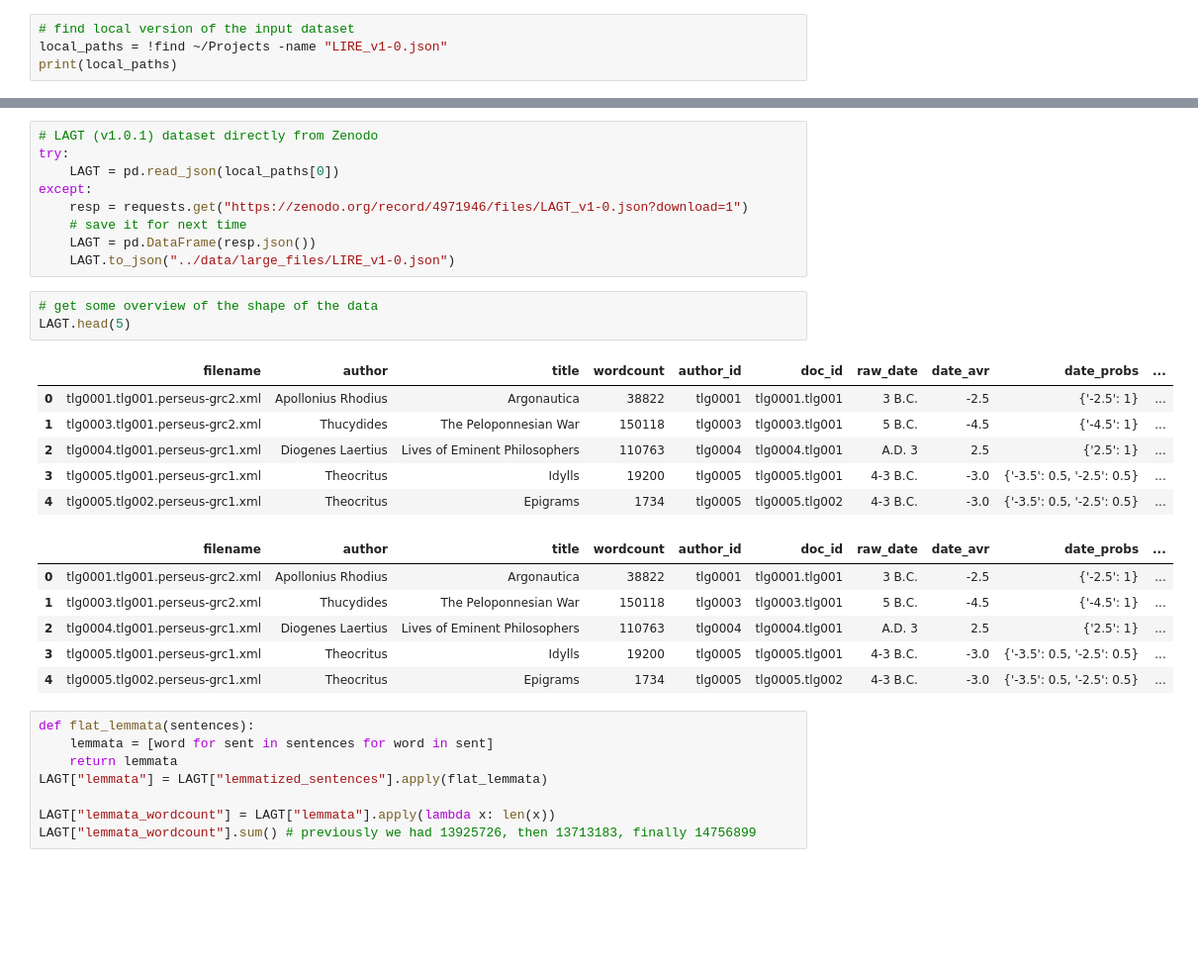
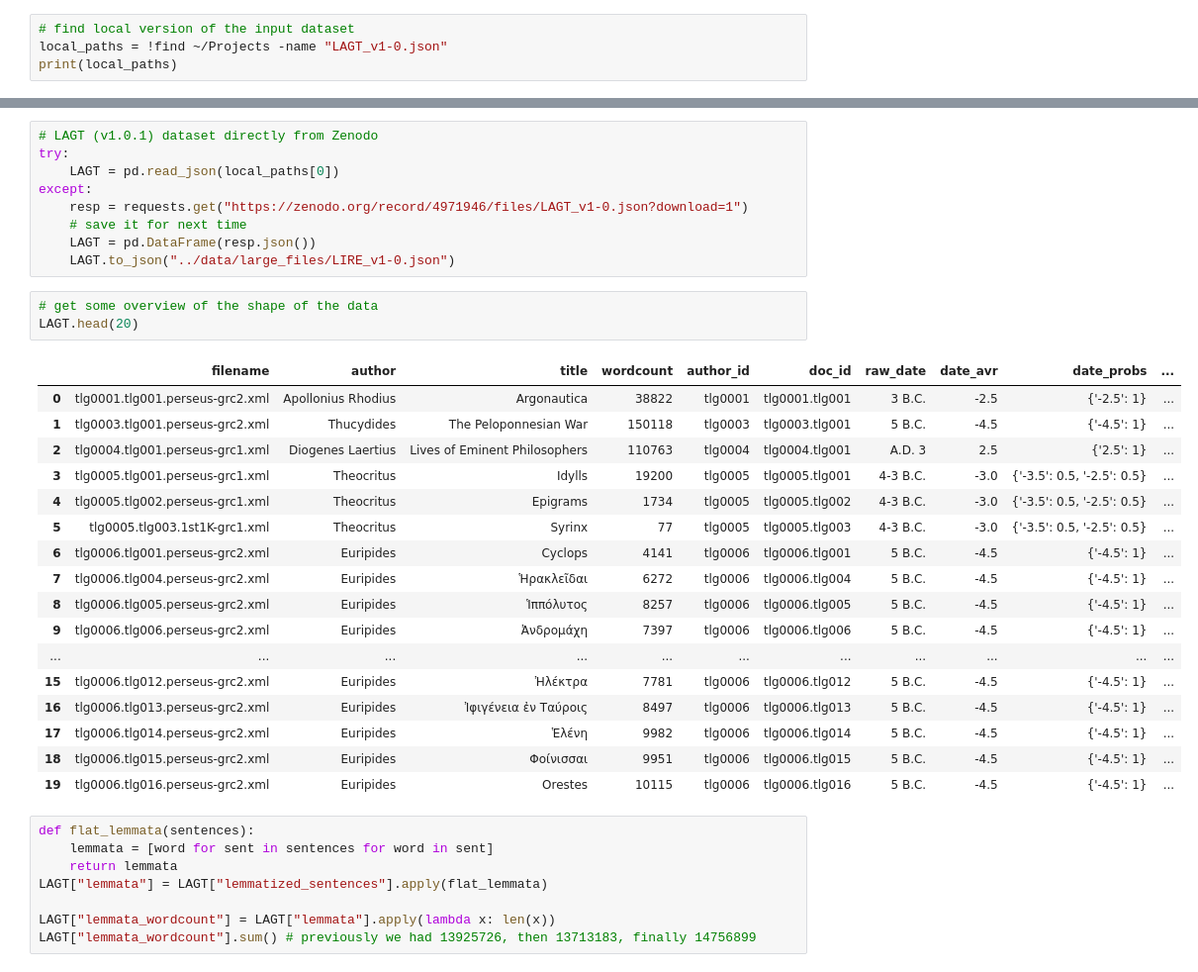
Before and after one commit to kasev/PIPA, a Jupyter notebook: scripts/1_EXTRACTING&PREPROCESSING-SUBCORPUS.ipynb, the cells around one changed output, grey strips where cells are left out. Shown at 99% size. Saved outputs shown, nothing was run; the diff lists cells and outputs as text; blank space fills up the shorter version.

```diff
--- a/scripts/1_EXTRACTING&PREPROCESSING-SUBCORPUS.ipynb
+++ b/scripts/1_EXTRACTING&PREPROCESSING-SUBCORPUS.ipynb
@@ -22,6 +22,6 @@ endpoint variable has been configured to: https://sciencedata.dk/files/
 # Load the main dataset of ancient Greek texts
 # %%
 # find local version of the input dataset
-local_paths = !find ~/Projects -name "LIRE_v1-0.json"
+local_paths = !find ~/Projects -name "LAGT_v1-0.json"
 print(local_paths)
 # %% [output]
@@ -37,20 +37,25 @@ except:
     LAGT.to_json("../data/large_files/LIRE_v1-0.json")
 # %%
 # get some overview of the shape of the data
-LAGT.head(5)
+LAGT.head(20)
 # %% [output]
 |  | filename | author | title | wordcount | author_id | doc_id | raw_date | date_avr | date_probs | ... |
 | 0 | tlg0001.tlg001.perseus-grc2.xml | Apollonius Rhodius | Argonautica | 38822 | tlg0001 | tlg0001.tlg001 | 3 B.C. | -2.5 | {'-2.5': 1} | ... |
 | 1 | tlg0003.tlg001.perseus-grc2.xml | Thucydides | The Peloponnesian War | 150118 | tlg0003 | tlg0003.tlg001 | 5 B.C. | -4.5 | {'-4.5': 1} | ... |
 | 2 | tlg0004.tlg001.perseus-grc1.xml | Diogenes Laertius | Lives of Eminent Philosophers | 110763 | tlg0004 | tlg0004.tlg001 | A.D. 3 | 2.5 | {'2.5': 1} | ... |
 | 3 | tlg0005.tlg001.perseus-grc1.xml | Theocritus | Idylls | 19200 | tlg0005 | tlg0005.tlg001 | 4-3 B.C. | -3.0 | {'-3.5': 0.5, '-2.5': 0.5} | ... |
 | 4 | tlg0005.tlg002.perseus-grc1.xml | Theocritus | Epigrams | 1734 | tlg0005 | tlg0005.tlg002 | 4-3 B.C. | -3.0 | {'-3.5': 0.5, '-2.5': 0.5} | ... |
+| 5 | tlg0005.tlg003.1st1K-grc1.xml | Theocritus | Syrinx | 77 | tlg0005 | tlg0005.tlg003 | 4-3 B.C. | -3.0 | {'-3.5': 0.5, '-2.5': 0.5} | ... |
+| 6 | tlg0006.tlg001.perseus-grc2.xml | Euripides | Cyclops | 4141 | tlg0006 | tlg0006.tlg001 | 5 B.C. | -4.5 | {'-4.5': 1} | ... |
+| 7 | tlg0006.tlg004.perseus-grc2.xml | Euripides | Ἡρακλεῖδαι | 6272 | tlg0006 | tlg0006.tlg004 | 5 B.C. | -4.5 | {'-4.5': 1} | ... |
+| 8 | tlg0006.tlg005.perseus-grc2.xml | Euripides | Ἱππόλυτος | 8257 | tlg0006 | tlg0006.tlg005 | 5 B.C. | -4.5 | {'-4.5': 1} | ... |
+| 9 | tlg0006.tlg006.perseus-grc2.xml | Euripides | Ἀνδρομάχη | 7397 | tlg0006 | tlg0006.tlg006 | 5 B.C. | -4.5 | {'-4.5': 1} | ... |
+| ... | ... | ... | ... | ... | ... | ... | ... | ... | ... | ... |
+| 15 | tlg0006.tlg012.perseus-grc2.xml | Euripides | Ἠλέκτρα | 7781 | tlg0006 | tlg0006.tlg012 | 5 B.C. | -4.5 | {'-4.5': 1} | ... |
+| 16 | tlg0006.tlg013.perseus-grc2.xml | Euripides | Ἰφιγένεια ἐν Ταύροις | 8497 | tlg0006 | tlg0006.tlg013 | 5 B.C. | -4.5 | {'-4.5': 1} | ... |
+| 17 | tlg0006.tlg014.perseus-grc2.xml | Euripides | Ἑλένη | 9982 | tlg0006 | tlg0006.tlg014 | 5 B.C. | -4.5 | {'-4.5': 1} | ... |
+| 18 | tlg0006.tlg015.perseus-grc2.xml | Euripides | Φοίνισσαι | 9951 | tlg0006 | tlg0006.tlg015 | 5 B.C. | -4.5 | {'-4.5': 1} | ... |
+| 19 | tlg0006.tlg016.perseus-grc2.xml | Euripides | Orestes | 10115 | tlg0006 | tlg0006.tlg016 | 5 B.C. | -4.5 | {'-4.5': 1} | ... |
-|  | filename | author | title | wordcount | author_id | doc_id | raw_date | date_avr | date_probs | ... |
-| 0 | tlg0001.tlg001.perseus-grc2.xml | Apollonius Rhodius | Argonautica | 38822 | tlg0001 | tlg0001.tlg001 | 3 B.C. | -2.5 | {'-2.5': 1} | ... |
-| 1 | tlg0003.tlg001.perseus-grc2.xml | Thucydides | The Peloponnesian War | 150118 | tlg0003 | tlg0003.tlg001 | 5 B.C. | -4.5 | {'-4.5': 1} | ... |
-| 2 | tlg0004.tlg001.perseus-grc1.xml | Diogenes Laertius | Lives of Eminent Philosophers | 110763 | tlg0004 | tlg0004.tlg001 | A.D. 3 | 2.5 | {'2.5': 1} | ... |
-| 3 | tlg0005.tlg001.perseus-grc1.xml | Theocritus | Idylls | 19200 | tlg0005 | tlg0005.tlg001 | 4-3 B.C. | -3.0 | {'-3.5': 0.5, '-2.5': 0.5} | ... |
-| 4 | tlg0005.tlg002.perseus-grc1.xml | Theocritus | Epigrams | 1734 | tlg0005 | tlg0005.tlg002 | 4-3 B.C. | -3.0 | {'-3.5': 0.5, '-2.5': 0.5} | ... |
 # %%
 def flat_lemmata(sentences):
     lemmata = [word for sent in sentences for word in sent]
```
Also changed, not shown: parts of 18 cells of this notebook, 4 other files.
